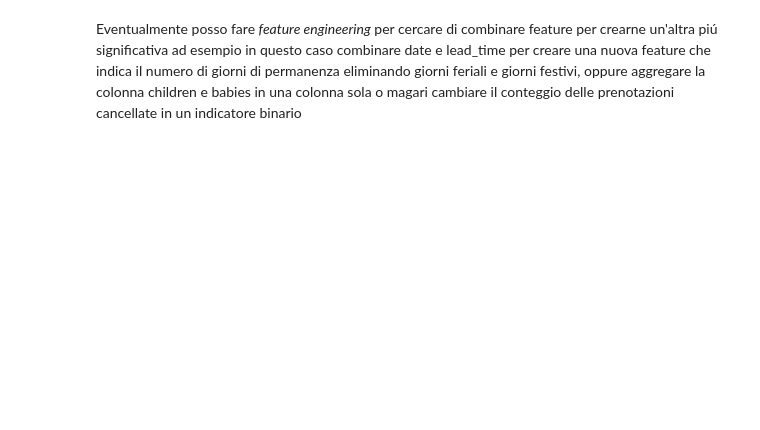
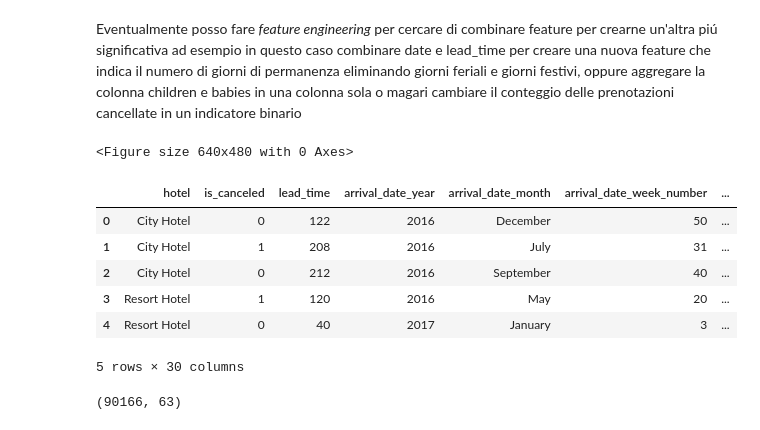
Before and after one commit to matteo-conti-97/ML, a Jupyter notebook: notebooks/esercizi/6-exercise-hotel-binary-classification.ipynb, the cells around one changed output. Drawn from its saved outputs; the diff is of its cells as text; code cells hidden in the pictures; blank space fills up the shorter version.

Commit message:
Esercizio hotel

```diff
--- a/notebooks/esercizi/6-exercise-hotel-binary-classification.ipynb
+++ b/notebooks/esercizi/6-exercise-hotel-binary-classification.ipynb
@@ -41,6 +204,82 @@ date e lead_time per creare una nuova feature che indica il numero di giorni di
 giorni feriali e giorni festivi, oppure aggregare la colonna children e babies in una colonna sola
 o magari cambiare il conteggio delle prenotazioni cancellate in un indicatore binario
 # %%
-hotel.tight_layout() # per graficare i dati
+plt.tight_layout() # per graficare i dati
+plt.show()
+hotel.head()
+# %% [output]
+<Figure size 640x480 with 0 Axes>
+|  | hotel | is_canceled | lead_time | arrival_date_year | arrival_date_month | arrival_date_week_number | ... |
+| 0 | City Hotel | 0 | 122 | 2016 | December | 50 | ... |
+| 1 | City Hotel | 1 | 208 | 2016 | July | 31 | ... |
+| 2 | City Hotel | 0 | 212 | 2016 | September | 40 | ... |
+| 3 | Resort Hotel | 1 | 120 | 2016 | May | 20 | ... |
+| 4 | Resort Hotel | 0 | 40 | 2017 | January | 3 | ... |
+5 rows × 30 columns
+# %%
+X = hotel.copy()
+y = X.pop('is_canceled') # this is the target column
+# enumerate months
+X['arrival_date_month'] = \
+    X['arrival_date_month'].map(
+        {'January':1, 'February': 2, 'March':3,
+         'April':4, 'May':5, 'June':6, 'July':7,
+         'August':8, 'September':9, 'October':10,
+         'November':11, 'December':12}
+    )
+
+features_num = [
+    "lead_time", "arrival_date_week_number",
+    "arrival_date_day_of_month", "stays_in_weekend_nights",
+    "stays_in_week_nights", "adults", "children", "babies",
+    "is_repeated_guest", "previous_cancellations",
+    "previous_bookings_not_canceled", "required_car_parking_spaces",
+    "total_of_special_requests", "adr",
+]
+features_cat = [
+    "hotel", "arrival_date_month", "meal",
+    "market_segment", "distribution_channel",
+    "reserved_room_type", "deposit_type", "customer_type",
+]
+
+# preparo la pipeline per trasformare feature numeriche
+transformer_num = make_pipeline(
+    SimpleImputer(strategy="constant"), # there are a few missing values, default fill with 0
+    StandardScaler(), #Standardizzare le feature
+)
+
+# preparo la pipeline per trasformare feature categoriche
+transformer_cat = make_pipeline(
+    SimpleImputer(strategy="constant", fill_value="NA"), # fill missing values with NA
+    OneHotEncoder(handle_unknown='ignore'), # codificare i valori categorici con enum
+)
+
+# Metto insieme le pipeline
+preprocessor = make_column_transformer(
+    (transformer_num, features_num),
+    (transformer_cat, features_cat),
+)
+
+X_train, X_valid, y_train, y_valid = train_test_split(X, y, train_size=0.75)
+''' dato che le classi sono un po sbilanciate potrei usare stratify per bilanciarle che potrei anche
+non fare se uso cross validation'''
+#X_train, X_valid, y_train, y_valid = train_test_split(X, y, stratify=y, train_size=0.75)
+
+# butto i dati nella pipeline e li trasformo
+X_train = preprocessor.fit_transform(X_train)
+X_valid = preprocessor.transform(X_valid)
+X=preprocessor.fit_transform(X)
+
+#Oversampling
+ros = RandomOverSampler(sampling_strategy='auto', random_state=42)
+X_train, y_train = ros.fit_resample(X_train, y_train)
+
+# Set up cross-validation
+n_splits = 10  # Number of folds
+skf = StratifiedKFold(n_splits=n_splits, shuffle=True, random_state=42)
+
+X_train.shape
+# %% [output]
+(90166, 63)
 # %%
 ''' Oppure verificare se esiste correlazione lineare tra le feature'''
```
Also changed, not shown: parts of 15 cells of this notebook.
